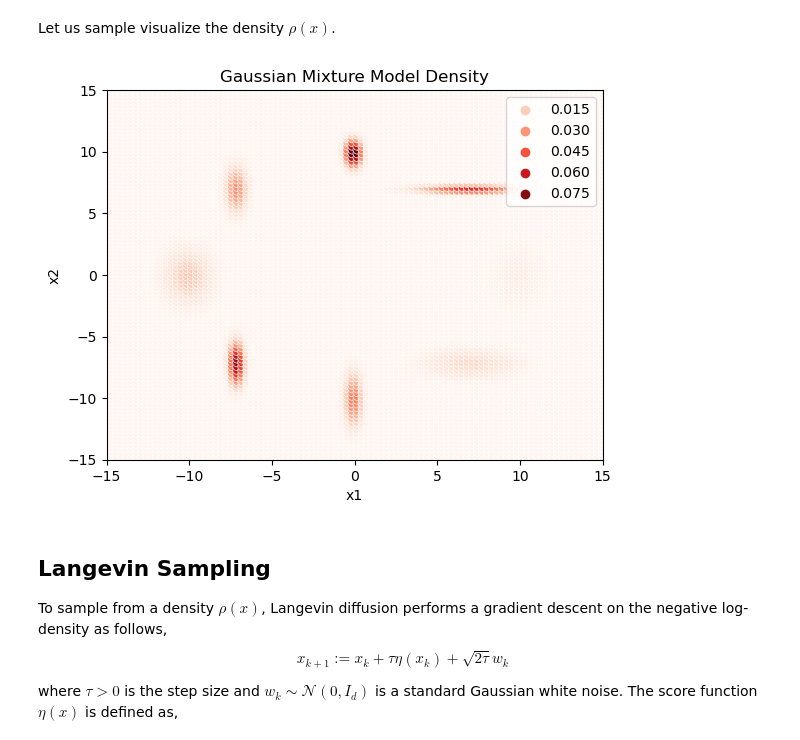
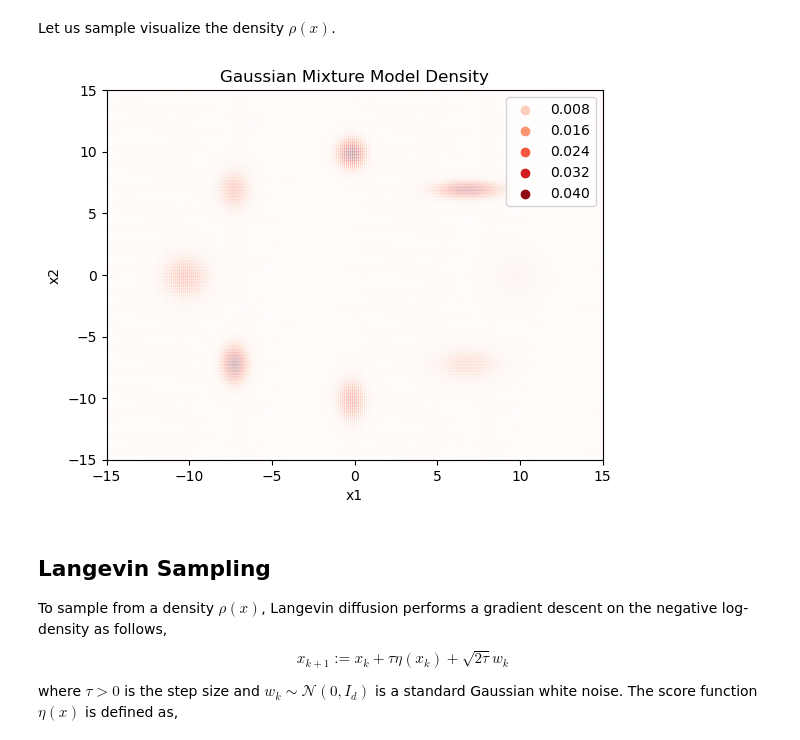
Before and after one commit to sachit3022/ImageGen, a Jupyter notebook: diffusion.ipynb, the cells around one changed output. Drawn from its saved outputs; the diff is of its cells as text; code cells hidden in the pictures.

Commit message:
sigma to var

```diff
--- a/diffusion.ipynb
+++ b/diffusion.ipynb
@@ -89,7 +89,7 @@ def get_gaussian_likelihood(x, mu, sigma, dim=2):
     # ------------
     # FILL THIS IN - START
     # ------------
-
+    sigma= sigma.sqrt()
     return torch.exp(-0.5*(((x-mu)/sigma)**2).sum(dim=-1))/(2*math.pi*torch.prod(sigma))
 
     # ------------
@@ -107,16 +107,16 @@ def rho0(samples, alphas, mus, sigmas):
 Let us sample visualize the density $\rho(x)$.
 # %%
 # create a 2D grid of points
-x = torch.linspace(-15, 15, 100)
-y = torch.linspace(-15, 15, 100)
+x = torch.linspace(-15, 15, 250)
+y = torch.linspace(-15, 15, 250)
 grid_x, grid_y = torch.meshgrid(x, y, indexing='ij')
 grid_samples = torch.stack([grid_x, grid_y], dim=-1).view(-1, 2)
 
 # plot the density
 rho = rho0(grid_samples, gmm.alphas, gmm.mus, gmm.sigmas)
 plot_density(grid_samples, rho, filepath='plots/2-density.png')
 # %% [output]
-[figure, old version]
+[figure, new version]
 # %% [markdown]
 ## Langevin Sampling
 
```
Also changed, not shown: parts of 18 cells of this notebook, 3 other files.
